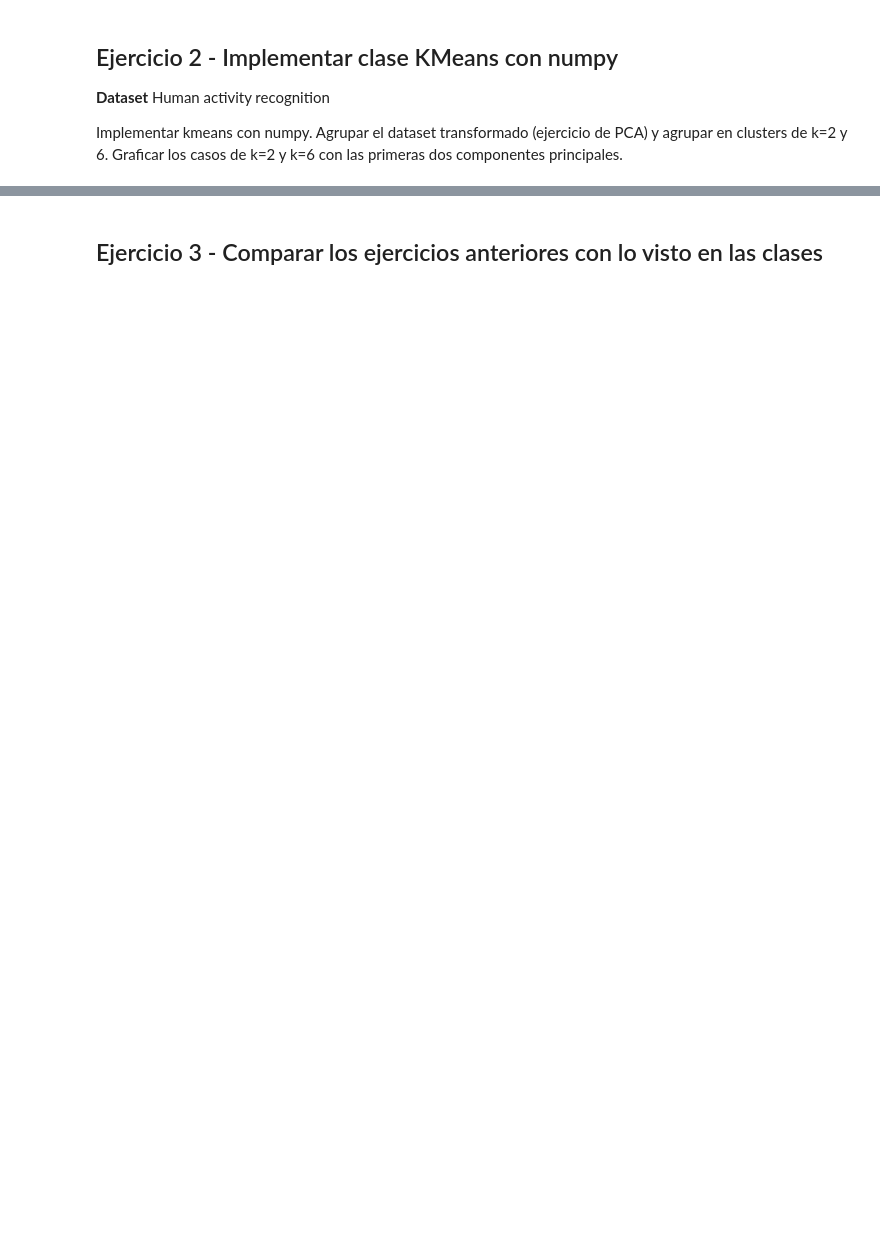
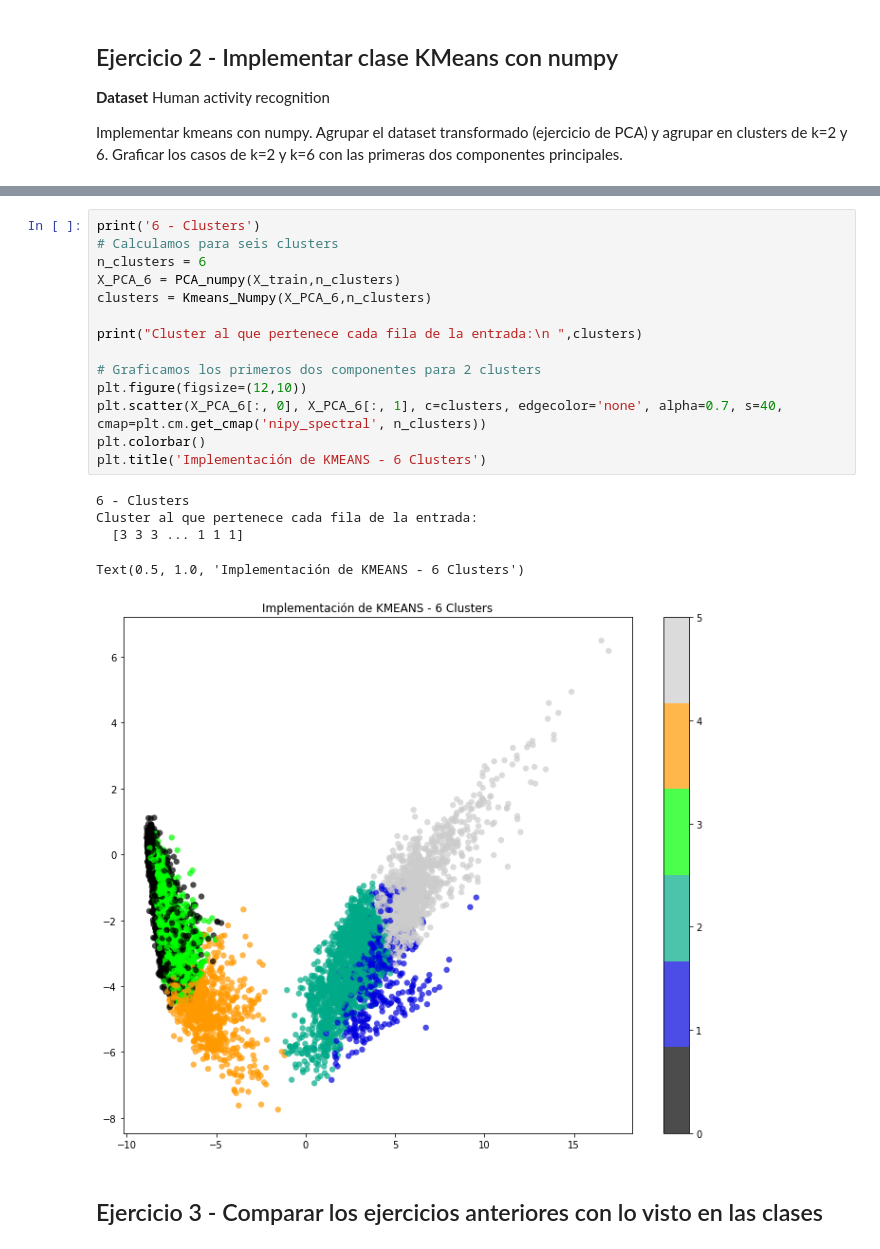
Before and after one commit to carlosdomenje/1B-Introduccion-IA, a Jupyter notebook: TP1/Trabajo_Practico_1.ipynb, the cells around one changed output, grey strips where cells are left out. Drawn from its saved outputs; the diff is of its cells as text; blank space fills up the shorter version.

```diff
--- a/TP1/Trabajo_Practico_1.ipynb
+++ b/TP1/Trabajo_Practico_1.ipynb
@@ -31,3 +147,23 @@ Implementar kmeans con numpy. Agrupar el dataset transformado (ejercicio de PCA)
+# %%
+print('6 - Clusters')
+# Calculamos para seis clusters
+n_clusters = 6
+X_PCA_6 = PCA_numpy(X_train,n_clusters)
+clusters = Kmeans_Numpy(X_PCA_6,n_clusters)
+
+print("Cluster al que pertenece cada fila de la entrada:\n ",clusters)
+
+# Graficamos los primeros dos componentes para 2 clusters
+plt.figure(figsize=(12,10))
+plt.scatter(X_PCA_6[:, 0], X_PCA_6[:, 1], c=clusters, edgecolor='none', alpha=0.7, s=40, cmap=plt.cm.get_cmap('nipy_spectral', n_clusters))
+plt.colorbar()
+plt.title('Implementación de KMEANS - 6 Clusters')
+# %% [output]
+6 - Clusters
+Cluster al que pertenece cada fila de la entrada:
+  [3 3 3 ... 1 1 1]
+Text(0.5, 1.0, 'Implementación de KMEANS - 6 Clusters')
+[figure, added]
 # %% [markdown]
 ## Ejercicio 3 - Comparar los ejercicios anteriores con lo visto en las clases
 # %%
```
Also changed, not shown: parts of 9 cells of this notebook, 32 other files.
